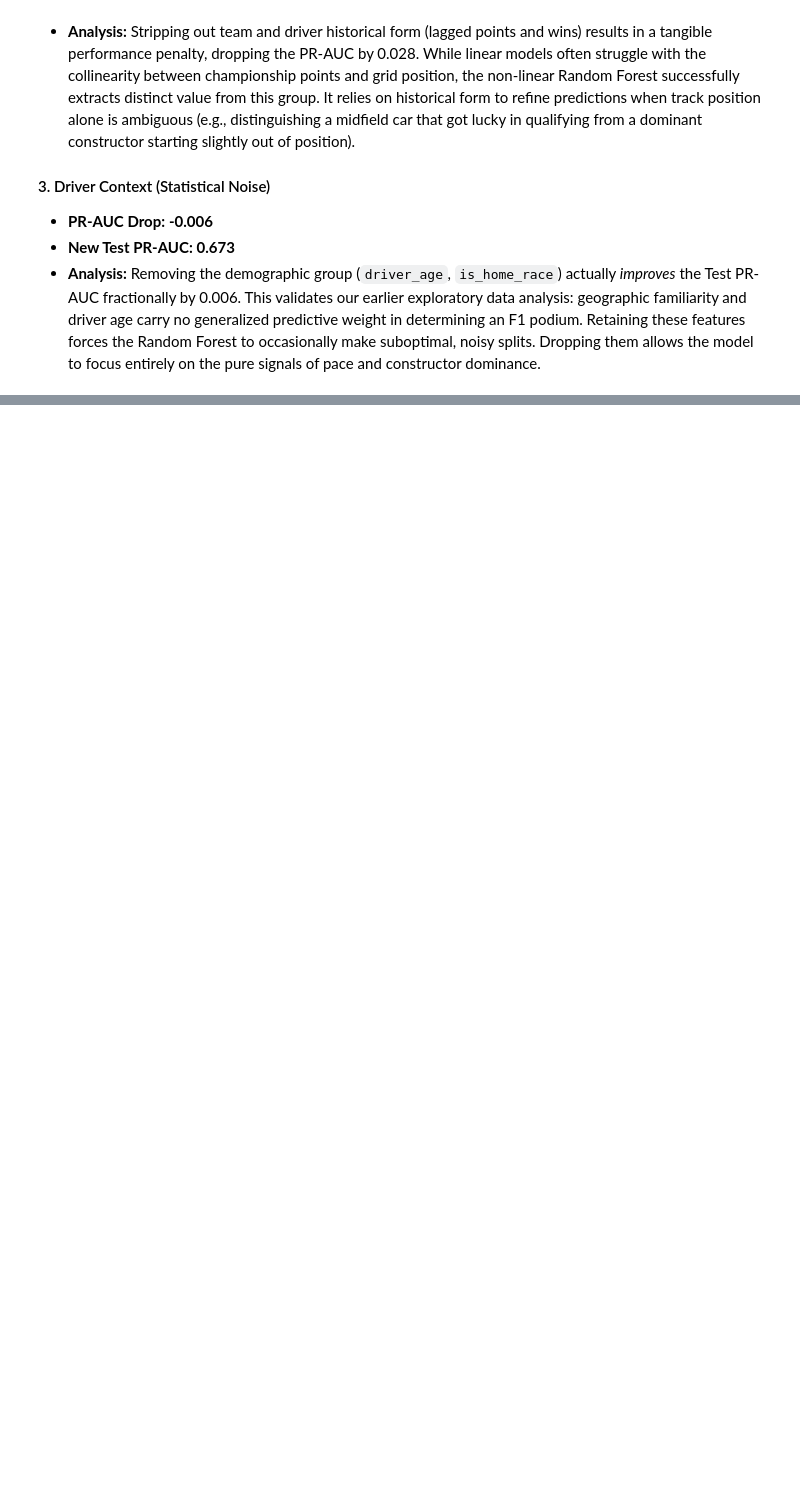
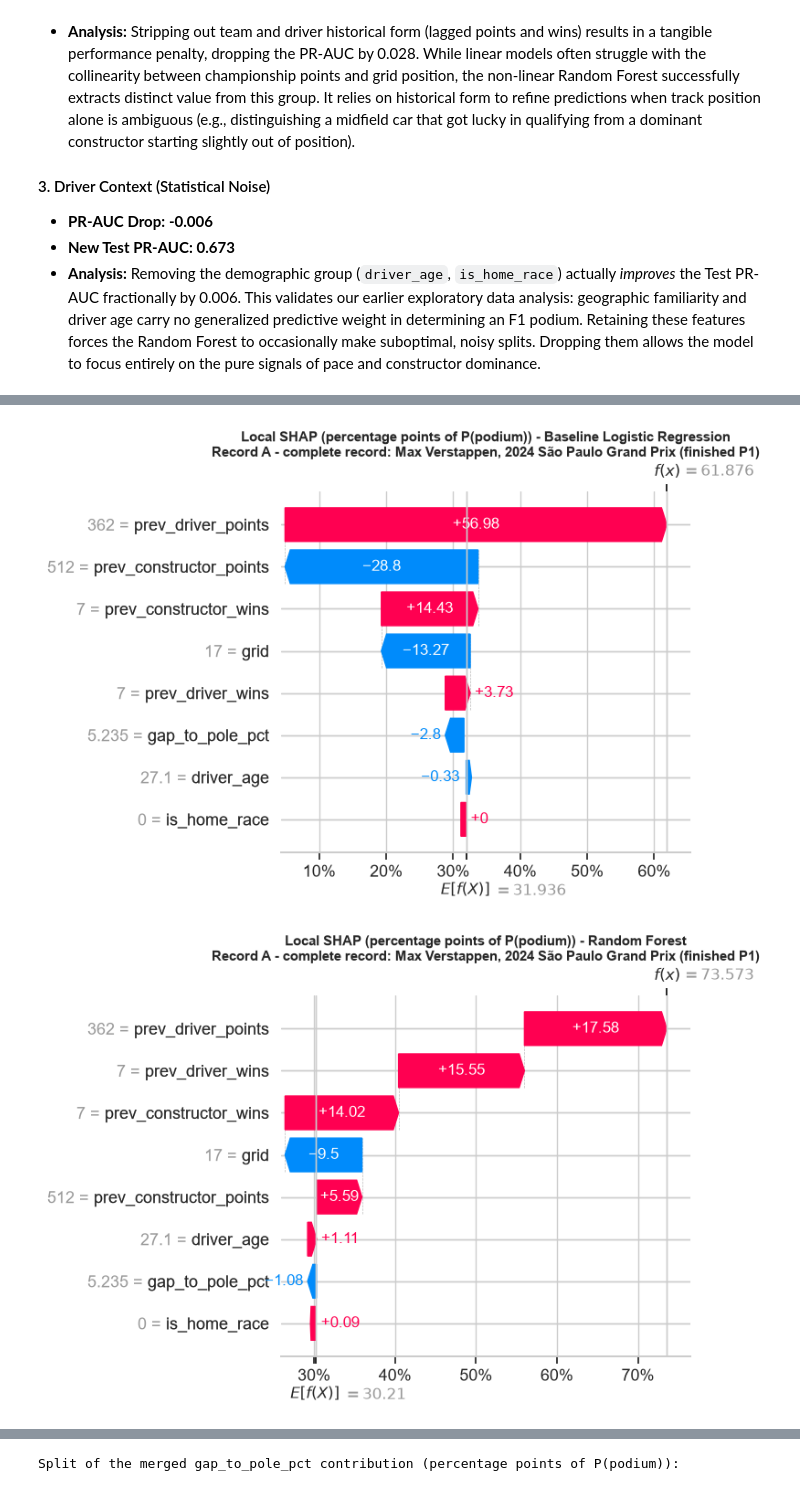
Before and after one commit to amado-888/ACL_Project, a Jupyter notebook: cleaned-version.ipynb, the cells around one changed output, grey strips where cells are left out. Cells and saved outputs as stored; diff of their text form; code cells hidden in the pictures; blank space fills up the shorter version.

```diff
--- a/cleaned-version.ipynb
+++ b/cleaned-version.ipynb
@@ -2660,0 +2519,25 @@ display(df_local.round(3))
+# %%
+# Local SHAP: one waterfall per model for each of the two records (gap + missing flag merged, as in 6.2)
+for label, pos in local_pos.items():
+    row = test_ctx.iloc[pos]
+    for name, expl in shap_raw_explanations.items():
+        shap.plots.waterfall(expl[pos], max_display=len(raw_feature_names), show=False)
+        plt.gcf().axes[0].xaxis.set_major_formatter(PercentFormatter(decimals=0))
+        plt.title(f"Local SHAP (percentage points of P(podium)) - {name}\nRecord {label}: {row['driver']}, "
+                  f"{row['year']} {row['race_name']} (finished P{row['positionOrder']})", fontweight="bold", fontsize=11)
+        plt.tight_layout()
+        plt.show()
+
+# How the two model-input columns behind gap_to_pole_pct split the merged contribution for each record
+split = pd.DataFrame([
+    {"Record": label, "Model": name,
+     "SHAP: imputed gap value": shap_explanations[name].values[pos, gap_i],
+     "SHAP: missing flag": shap_explanations[name].values[pos, miss_i],
+     "SHAP: merged gap_to_pole_pct": shap_raw_explanations[name].values[pos, raw_feature_names.index("gap_to_pole_pct")]}
+    for label, pos in local_pos.items() for name in shap_explanations
+]).set_index(["Record", "Model"])
+print("Split of the merged gap_to_pole_pct contribution (percentage points of P(podium)):")
+display(split.round(2))
+# %% [output]
+[figure, added]
+[figure, added]
@@ -2660,0 +2548 @@ display(df_local.round(3))
+Split of the merged gap_to_pole_pct contribution (percentage points of P(podium)):
```
Also changed, not shown: parts of 36 cells of this notebook, 28 other files.
